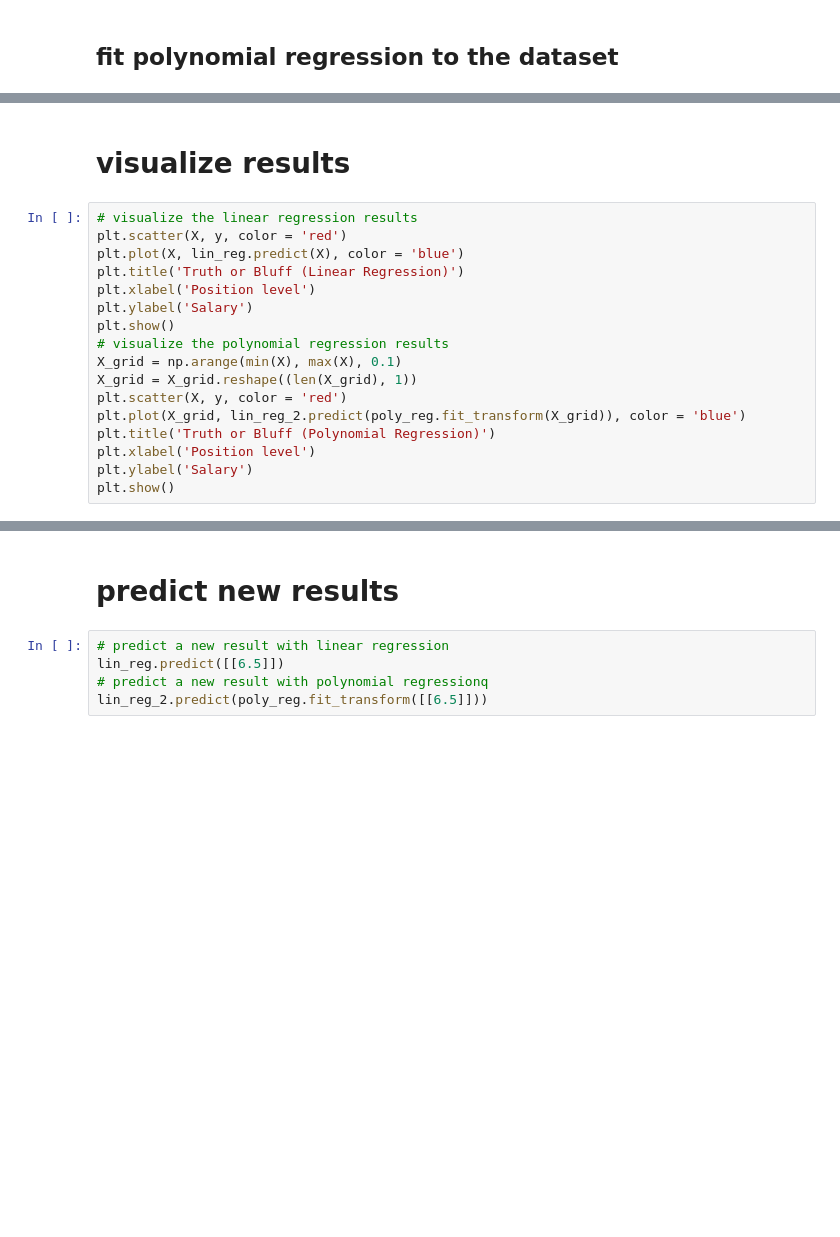
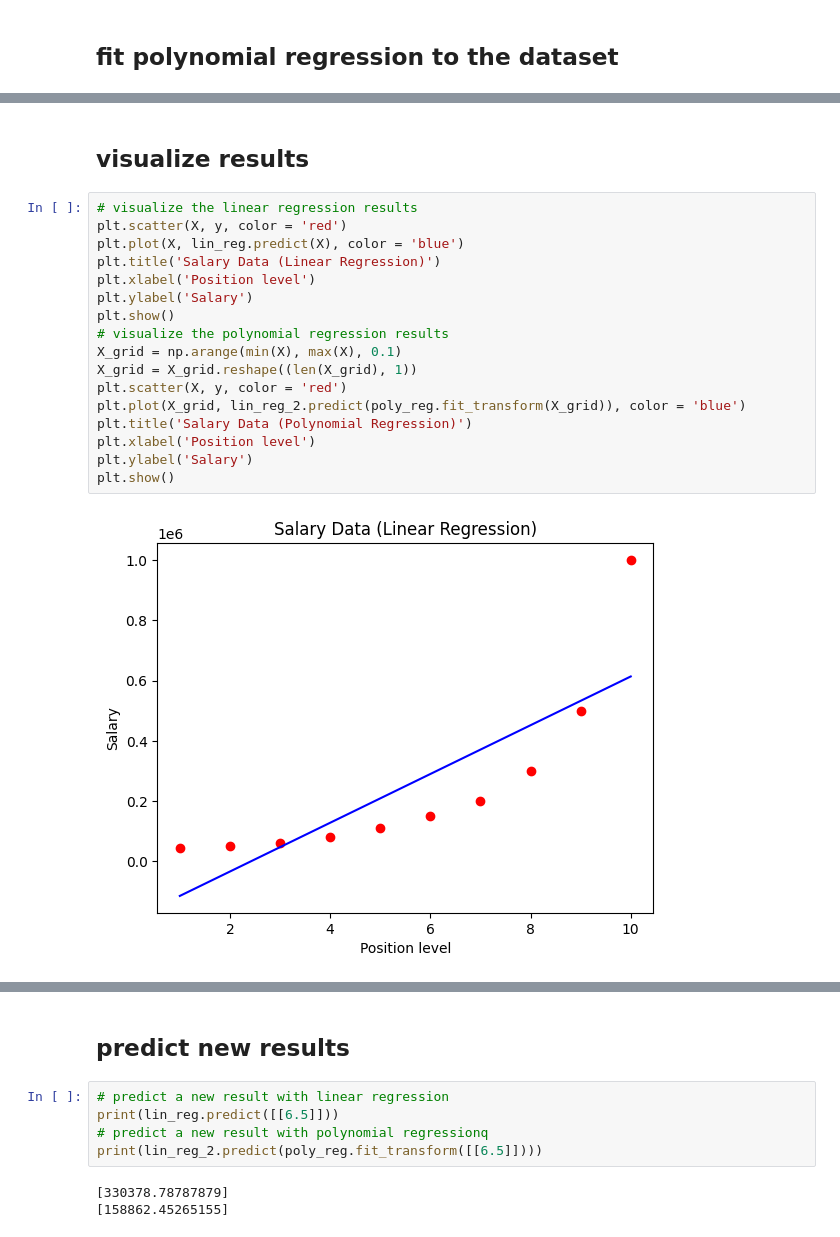
Before and after one commit to stephenlyons18/CECS456-Machine-Learning, a Jupyter notebook: polynomial_regression.ipynb, the cells around one changed output, grey strips where cells are left out. Saved outputs shown, nothing was run; the diff lists cells and outputs as text; blank space fills up the shorter version.

Commit message:
markdown and code fixes, fully working poly regression

```diff
--- a/polynomial_regression.ipynb
+++ b/polynomial_regression.ipynb
@@ -26,19 +34,21 @@ lin_reg_2.fit(X_poly, y)
 # %% [markdown]
-# visualize results
+## visualize results
 # %%
 # visualize the linear regression results
 plt.scatter(X, y, color = 'red')
 plt.plot(X, lin_reg.predict(X), color = 'blue')
-plt.title('Truth or Bluff (Linear Regression)')
+plt.title('Salary Data (Linear Regression)')
 plt.xlabel('Position level')
 plt.ylabel('Salary')
 plt.show()
 # visualize the polynomial regression results
 X_grid = np.arange(min(X), max(X), 0.1)
 X_grid = X_grid.reshape((len(X_grid), 1))
 plt.scatter(X, y, color = 'red')
 plt.plot(X_grid, lin_reg_2.predict(poly_reg.fit_transform(X_grid)), color = 'blue')
-plt.title('Truth or Bluff (Polynomial Regression)')
+plt.title('Salary Data (Polynomial Regression)')
 plt.xlabel('Position level')
 plt.ylabel('Salary')
 plt.show()
+# %% [output]
+[figure, added]
@@ -45,7 +56,10 @@ plt.show()
 # %% [markdown]
-# predict new results
+## predict new results
 # %%
 # predict a new result with linear regression
-lin_reg.predict([[6.5]])
+print(lin_reg.predict([[6.5]]))
 # predict a new result with polynomial regressionq
-lin_reg_2.predict(poly_reg.fit_transform([[6.5]]))
+print(lin_reg_2.predict(poly_reg.fit_transform([[6.5]])))
+# %% [output]
+[330378.78787879]
+[158862.45265155]
```
Also changed, not shown: parts of 6 cells of this notebook, 1 other file.
